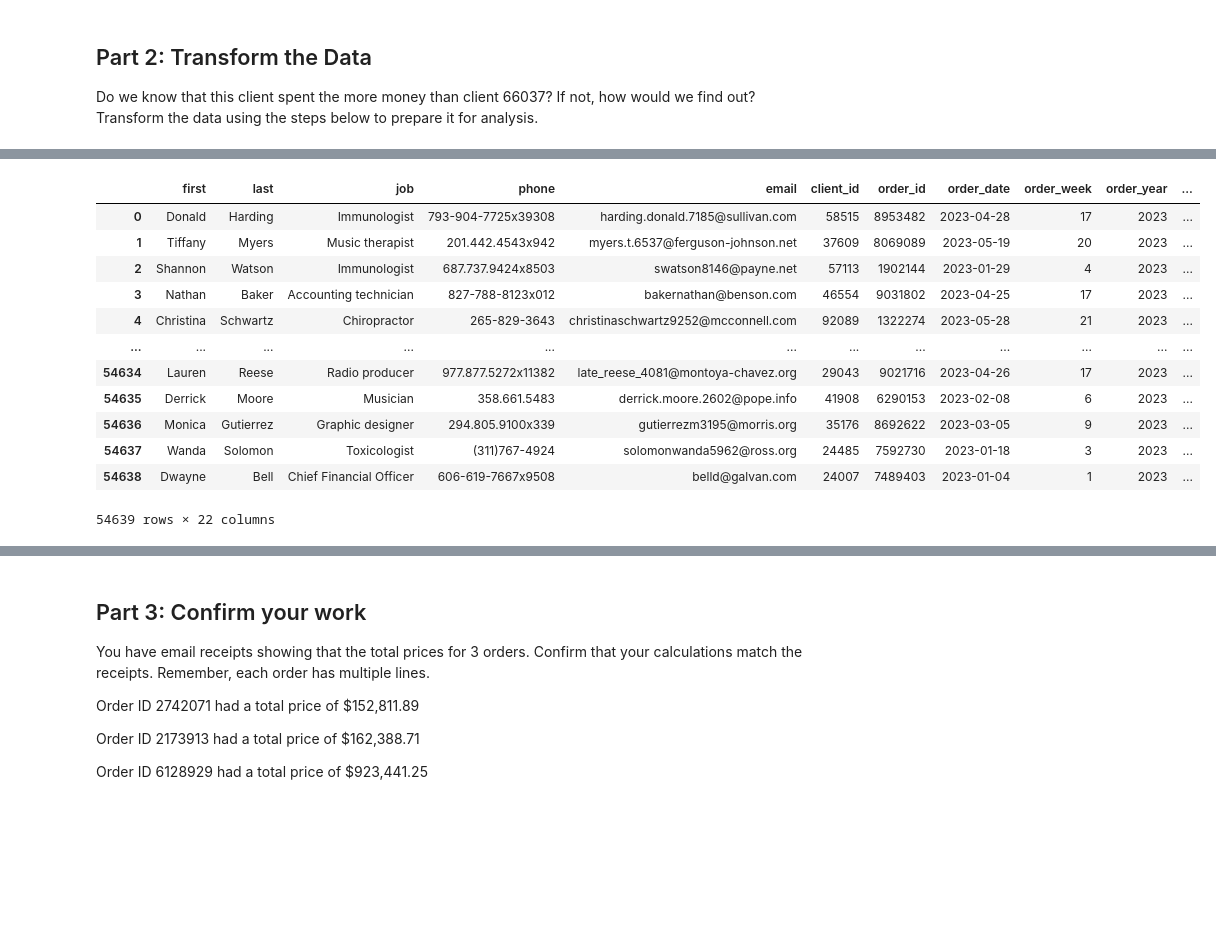
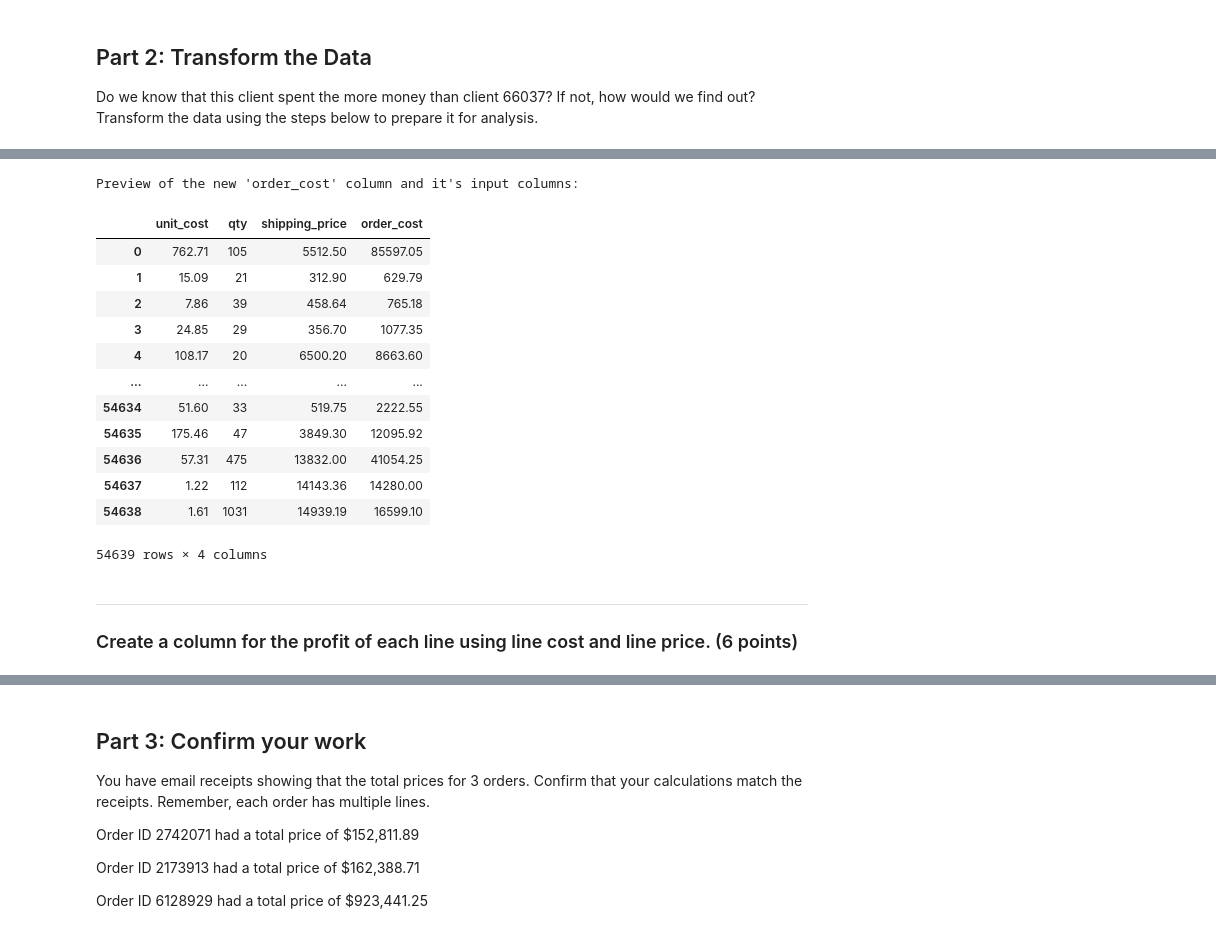
Before and after one commit to Ed-Lovera/pandas-challenge-1, a Jupyter notebook: wholesale_data_analysis_starter_code.ipynb, the cells around one changed output, grey strips where cells are left out. Drawn from its saved outputs; the diff is of its cells as text; code cells hidden in the pictures; blank space fills up the shorter version.

```diff
--- a/wholesale_data_analysis_starter_code.ipynb
+++ b/wholesale_data_analysis_starter_code.ipynb
@@ -123,5 +126,7 @@ Do we know that this client spent the more money than client 66037? If not, how
 # %%
 # Create a column that calculates the subtotal for each line using the unit_price and the qty
-df["line_subtotal"] = df["unit_price"] * df["qty"]
-df
+df["subtotal"] = df["unit_price"] * df["qty"]
+
+print("Preview of the new 'subtotal' column:")
+df[["unit_price", "qty", "subtotal"]]
 # %% [output]
@@ -141,10 +150,21 @@ df
 # %%
 # Create a column for shipping price.
 # Assume a shipping price of $7 per pound for orders over 50 pounds and $10 per pound for items 50 pounds or under.
+standard_ship_rate = 10.00
+discount_ship_rate = 7.00
 
-df["shipping_rate"] = 7.00
-df.loc[~(50 <= df["qty"]), "shipping_rate"] = 10.00
-df["shipping_price"] = (df["qty"] * df["unit_weight"]) * df["shipping_rate"]
-df.drop(columns=["shipping_rate"], inplace=True)
-df
+# Create a column for the total_weight of each order.
+df["total_weight"] = df["unit_weight"] * df["qty"]
+
+# Set the shipping rate for all orders.
+df["shipping_rate"] = standard_ship_rate
+
+# Set the shipping rate for orders over 50 pounds.
+df.loc[df["total_weight"] > 50, "shipping_rate"] = discount_ship_rate
+
+# Calculate the shipping price for each line.
+df["shipping_price"] = df["shipping_rate"] * df["total_weight"]
+
+print("Preview of the new columns and their input columns:")
+df[["unit_weight", "qty", "total_weight", "shipping_rate", "shipping_price"]]
 # %% [output]
@@ -164,5 +188,7 @@ df
 # %%
 # Create a column for the total price using the subtotal and the shipping price along with a sales tax of 9.25%
-df["total_price"] = round((df["line_subtotal"] + df["shipping_price"]) * 1.0925, 2)
-df
+df["total_price"] = round((df["subtotal"] + df["shipping_price"]) * 1.0925, 2)
+
+print("Preview of the new 'total_price' column and it's input columns:")
+df[["subtotal", "shipping_price", "total_price"]]
 # %% [output]
@@ -182,21 +212,27 @@ df
 # %%
 # Create a column for the cost of each line using unit cost, qty, and
 # shipping price (assume the shipping cost is exactly what is charged to the client).
-df["line_cost"] = (df["unit_cost"] * df["qty"]) + df["shipping_price"]
-df
+df["order_cost"] = df["unit_cost"] * df["qty"] + df["shipping_price"]
+
+print("Preview of the new 'order_cost' column and it's input columns:")
+df[["unit_cost", "qty", "shipping_price", "order_cost"]]
 # %% [output]
+Preview of the new 'order_cost' column and it's input columns:
-|  | first | last | job | phone | email | client_id | order_id | order_date | order_week | order_year | ... |
-| 0 | Donald | Harding | Immunologist | 793-904-7725x39308 | harding.donald.7185@sullivan.com | 58515 | 8953482 | 2023-04-28 | 17 | 2023 | ... |
-| 1 | Tiffany | Myers | Music therapist | 201.442.4543x942 | myers.t.6537@ferguson-johnson.net | 37609 | 8069089 | 2023-05-19 | 20 | 2023 | ... |
-| 2 | Shannon | Watson | Immunologist | 687.737.9424x8503 | swatson8146@payne.net | 57113 | 1902144 | 2023-01-29 | 4 | 2023 | ... |
-| 3 | Nathan | Baker | Accounting technician | 827-788-8123x012 | bakernathan@benson.com | 46554 | 9031802 | 2023-04-25 | 17 | 2023 | ... |
-| 4 | Christina | Schwartz | Chiropractor | 265-829-3643 | christinaschwartz9252@mcconnell.com | 92089 | 1322274 | 2023-05-28 | 21 | 2023 | ... |
-| ... | ... | ... | ... | ... | ... | ... | ... | ... | ... | ... | ... |
-| 54634 | Lauren | Reese | Radio producer | 977.877.5272x11382 | late_reese_4081@montoya-chavez.org | 29043 | 9021716 | 2023-04-26 | 17 | 2023 | ... |
-| 54635 | Derrick | Moore | Musician | 358.661.5483 | derrick.moore.2602@pope.info | 41908 | 6290153 | 2023-02-08 | 6 | 2023 | ... |
-| 54636 | Monica | Gutierrez | Graphic designer | 294.805.9100x339 | gutierrezm3195@morris.org | 35176 | 8692622 | 2023-03-05 | 9 | 2023 | ... |
-| 54637 | Wanda | Solomon | Toxicologist | (311)767-4924 | solomonwanda5962@ross.org | 24485 | 7592730 | 2023-01-18 | 3 | 2023 | ... |
-| 54638 | Dwayne | Bell | Chief Financial Officer | 606-619-7667x9508 | belld@galvan.com | 24007 | 7489403 | 2023-01-04 | 1 | 2023 | ... |
+|  | unit_cost | qty | shipping_price | order_cost |
+| 0 | 762.71 | 105 | 5512.50 | 85597.05 |
+| 1 | 15.09 | 21 | 312.90 | 629.79 |
+| 2 | 7.86 | 39 | 458.64 | 765.18 |
+| 3 | 24.85 | 29 | 356.70 | 1077.35 |
+| 4 | 108.17 | 20 | 6500.20 | 8663.60 |
+| ... | ... | ... | ... | ... |
+| 54634 | 51.60 | 33 | 519.75 | 2222.55 |
+| 54635 | 175.46 | 47 | 3849.30 | 12095.92 |
+| 54636 | 57.31 | 475 | 13832.00 | 41054.25 |
+| 54637 | 1.22 | 112 | 14143.36 | 14280.00 |
+| 54638 | 1.61 | 1031 | 14939.19 | 16599.10 |
-54639 rows × 22 columns
+54639 rows × 4 columns
+# %% [markdown]
+---
+### Create a column for the profit of each line using line cost and line price. (6 points)
 # %%
 # Create a column for the profit of each line using line cost and line price
```
Also changed, not shown: parts of 9 cells of this notebook.
